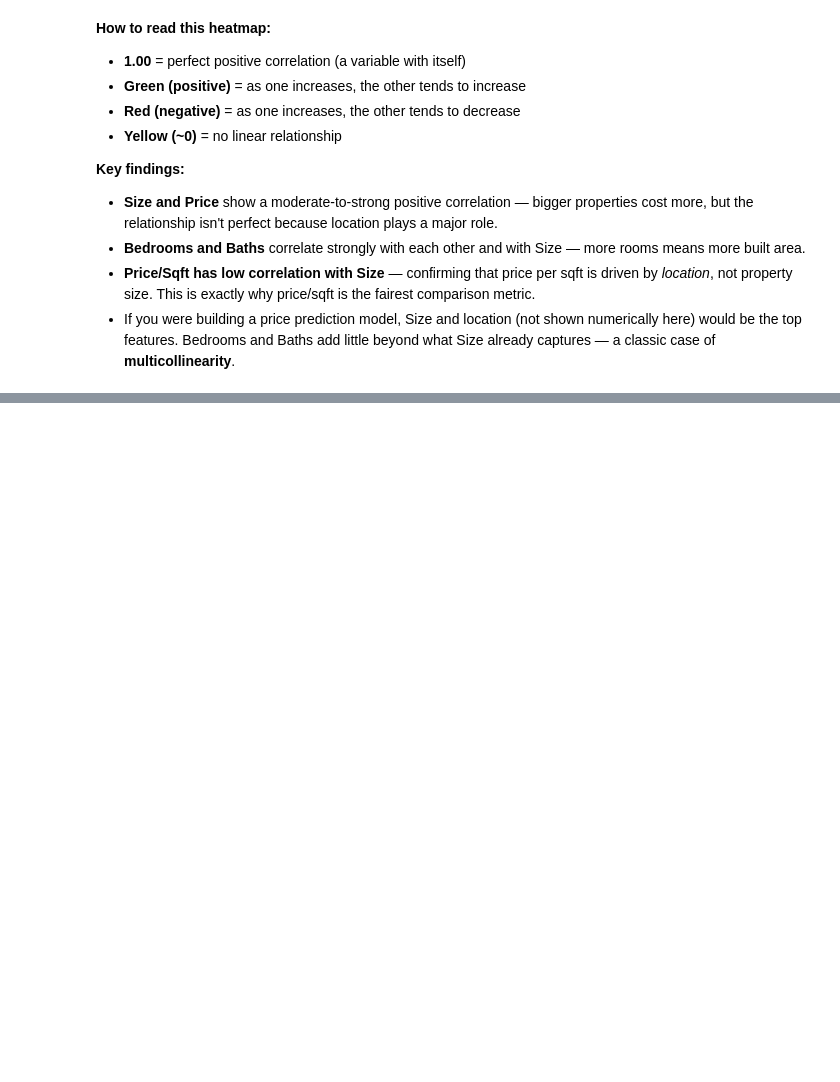
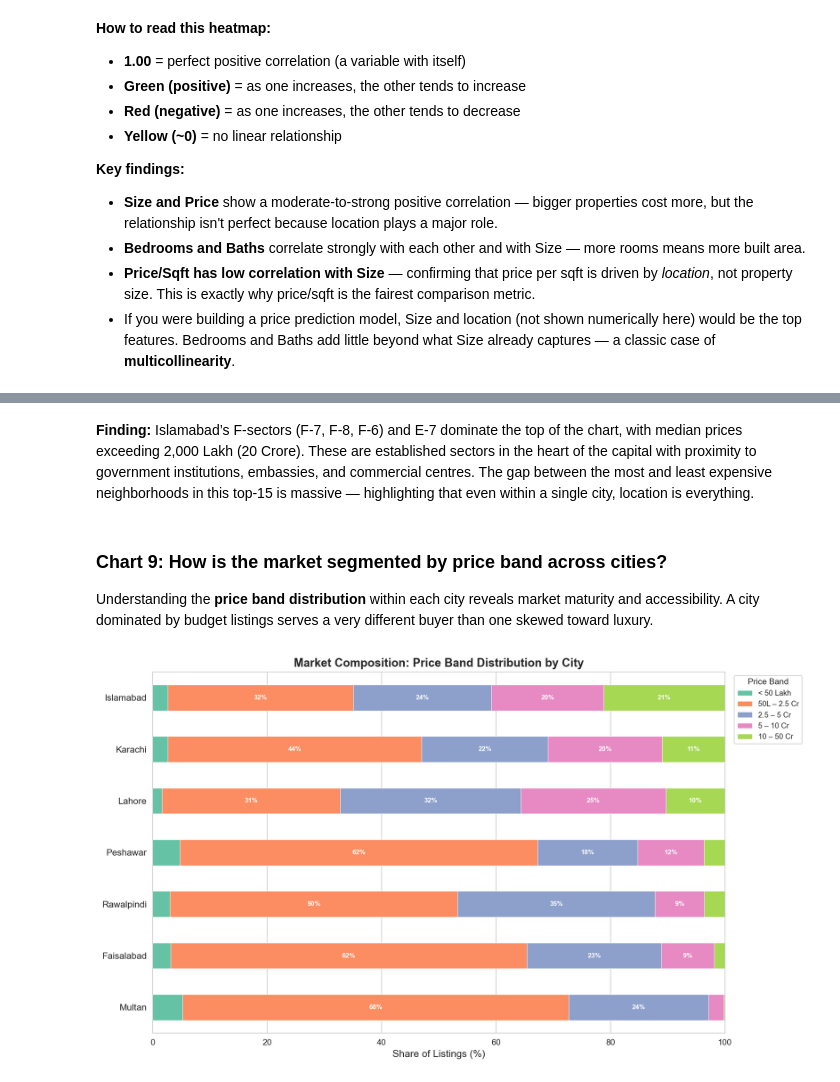
Before and after one commit to TalhaHamdees/pakistan-housing-market-analysis, a Jupyter notebook: notebooks/01_eda_analysis.ipynb, the cells around one changed output, grey strips where cells are left out. Saved outputs shown, nothing was run; the diff lists cells and outputs as text; code cells hidden in the pictures; blank space fills up the shorter version.

```diff
--- a/notebooks/01_eda_analysis.ipynb
+++ b/notebooks/01_eda_analysis.ipynb
@@ -2182,0 +2224,47 @@ plt.show()
+# %% [markdown]
+**Finding:** Islamabad’s F-sectors (F-7, F-8, F-6) and E-7 dominate the top of the chart, with median prices exceeding 2,000 Lakh (20 Crore). These are established sectors in the heart of the capital with proximity to government institutions, embassies, and commercial centres. The gap between the most and least expensive neighborhoods in this top-15 is massive — highlighting that even within a single city, location is everything.
+# %% [markdown]
+### Chart 9: How is the market segmented by price band across cities?
+
+Understanding the **price band distribution** within each city reveals market maturity and accessibility. A city dominated by budget listings serves a very different buyer than one skewed toward luxury.
+# %%
+# Chart 9: Price band distribution across top cities — stacked percentage bar
+top_cities = df_clean['city'].value_counts().head(7).index.tolist()
+df_top7 = df_clean[df_clean['city'].isin(top_cities)]
+
+# Order price bands from cheapest to most expensive using median price
+band_order = (df_clean.groupby('price_band')['price'].median()
+              .sort_values().index.tolist())
+ct = pd.crosstab(df_top7['city'], df_top7['price_band'])[band_order]
+
+# Fix garbled en-dash characters in column names for clean display
+import re
+ct.columns = [re.sub(r'[^ -~]+', ' – ', c).replace('  ', ' ').strip() for c in ct.columns]
+
+# Convert to percentages (each city sums to 100%)
+ct_pct = ct.div(ct.sum(axis=1), axis=0) * 100
+
+# Sort cities by share of premium listings (most expensive band)
+ct_pct = ct_pct.sort_values(ct_pct.columns[-1], ascending=True)
+
+fig, ax = plt.subplots(figsize=(12, 7))
+colors = ['#66c2a5', '#fc8d62', '#8da0cb', '#e78ac3', '#a6d854']
+ct_pct.plot(kind='barh', stacked=True, ax=ax, color=colors, edgecolor='white', linewidth=0.5)
+
+ax.set_title('Market Composition: Price Band Distribution by City', fontsize=14, fontweight='bold')
+ax.set_xlabel('Share of Listings (%)', fontsize=12)
+ax.set_ylabel('')
+ax.legend(title='Price Band', bbox_to_anchor=(1.01, 1), loc='upper left', fontsize=9)
+ax.set_xlim(0, 100)
+ax.tick_params(axis='y', labelsize=11)
+
+# Add percentage labels for segments wider than 8%
+for container in ax.containers:
+    labels = [f'{v:.0f}%' if v > 8 else '' for v in container.datavalues]
+    ax.bar_label(container, labels=labels, label_type='center', fontsize=8, color='white', fontweight='bold')
+
+plt.tight_layout()
+plt.savefig('../images/chart9_price_band_by_city.png', dpi=150, bbox_inches='tight')
+plt.show()
+# %% [output]
+[figure, added]
```
Also changed, not shown: parts of 7 cells of this notebook, 8 other files.
